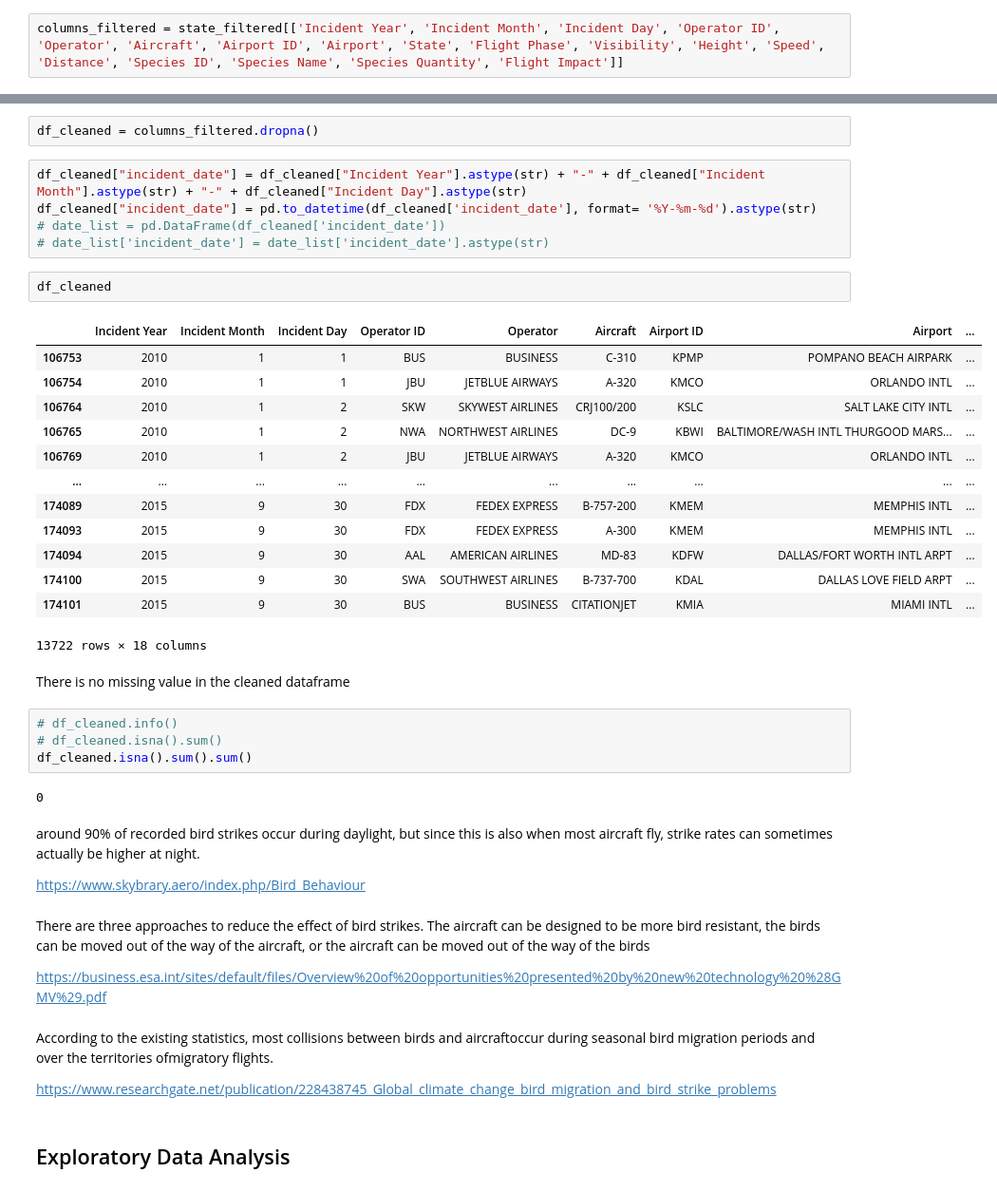
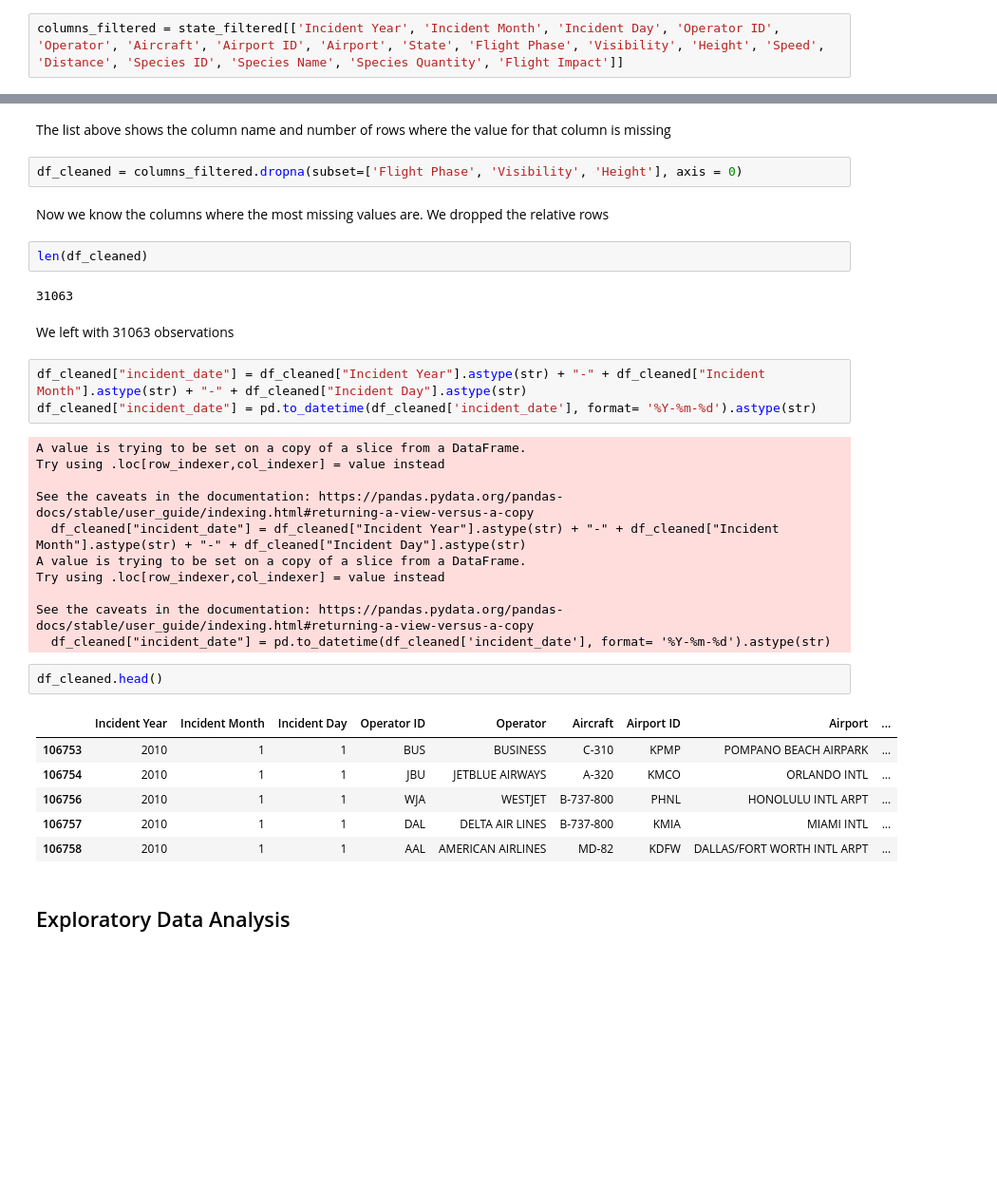
Before and after one commit to abdu95/birdstrikes-project-py, a Jupyter notebook: nb1-EDA.ipynb, the cells around one changed output, grey strips where cells are left out. Shown: that part at 95% size. Drawn from its saved outputs; the diff is of its cells as text; blank space fills up the shorter version.

```diff
--- a/nb1-EDA.ipynb
+++ b/nb1-EDA.ipynb
@@ -191,48 +175,37 @@ columns_filtered
+# %% [markdown]
+The list above shows the column name and number of rows where the value for that column is missing
 # %%
-df_cleaned = columns_filtered.dropna()
+df_cleaned = columns_filtered.dropna(subset=['Flight Phase', 'Visibility', 'Height'], axis = 0)
+# %% [markdown]
+Now we know the columns where the most missing values are. We dropped the relative rows
+# %%
+len(df_cleaned)
+# %% [output]
+31063
+# %% [markdown]
+We left with 31063 observations
 # %%
 df_cleaned["incident_date"] = df_cleaned["Incident Year"].astype(str) + "-" + df_cleaned["Incident Month"].astype(str) + "-" + df_cleaned["Incident Day"].astype(str)
 df_cleaned["incident_date"] = pd.to_datetime(df_cleaned['incident_date'], format= '%Y-%m-%d').astype(str)
-# date_list = pd.DataFrame(df_cleaned['incident_date'])
-# date_list['incident_date'] = date_list['incident_date'].astype(str)
+# %% [output]
+A value is trying to be set on a copy of a slice from a DataFrame.
+Try using .loc[row_indexer,col_indexer] = value instead
+
+See the caveats in the documentation: https://pandas.pydata.org/pandas-docs/stable/user_guide/indexing.html#returning-a-view-versus-a-copy
+  df_cleaned["incident_date"] = df_cleaned["Incident Year"].astype(str) + "-" + df_cleaned["Incident Month"].astype(str) + "-" + df_cleaned["Incident Day"].astype(str)
+A value is trying to be set on a copy of a slice from a DataFrame.
+Try using .loc[row_indexer,col_indexer] = value instead
+
+See the caveats in the documentation: https://pandas.pydata.org/pandas-docs/stable/user_guide/indexing.html#returning-a-view-versus-a-copy
+  df_cleaned["incident_date"] = pd.to_datetime(df_cleaned['incident_date'], format= '%Y-%m-%d').astype(str)
 # %%
-df_cleaned
+df_cleaned.head()
 # %% [output]
 |  | Incident Year | Incident Month | Incident Day | Operator ID | Operator | Aircraft | Airport ID | Airport | ... |
 | 106753 | 2010 | 1 | 1 | BUS | BUSINESS | C-310 | KPMP | POMPANO BEACH AIRPARK | ... |
 | 106754 | 2010 | 1 | 1 | JBU | JETBLUE AIRWAYS | A-320 | KMCO | ORLANDO INTL | ... |
-| 106764 | 2010 | 1 | 2 | SKW | SKYWEST AIRLINES | CRJ100/200 | KSLC | SALT LAKE CITY INTL | ... |
-| 106765 | 2010 | 1 | 2 | NWA | NORTHWEST AIRLINES | DC-9 | KBWI | BALTIMORE/WASH INTL THURGOOD MARS... | ... |
-| 106769 | 2010 | 1 | 2 | JBU | JETBLUE AIRWAYS | A-320 | KMCO | ORLANDO INTL | ... |
-| ... | ... | ... | ... | ... | ... | ... | ... | ... | ... |
-| 174089 | 2015 | 9 | 30 | FDX | FEDEX EXPRESS | B-757-200 | KMEM | MEMPHIS INTL | ... |
-| 174093 | 2015 | 9 | 30 | FDX | FEDEX EXPRESS | A-300 | KMEM | MEMPHIS INTL | ... |
-| 174094 | 2015 | 9 | 30 | AAL | AMERICAN AIRLINES | MD-83 | KDFW | DALLAS/FORT WORTH INTL ARPT | ... |
-| 174100 | 2015 | 9 | 30 | SWA | SOUTHWEST AIRLINES | B-737-700 | KDAL | DALLAS LOVE FIELD ARPT | ... |
-| 174101 | 2015 | 9 | 30 | BUS | BUSINESS | CITATIONJET | KMIA | MIAMI INTL | ... |
+| 106756 | 2010 | 1 | 1 | WJA | WESTJET | B-737-800 | PHNL | HONOLULU INTL ARPT | ... |
+| 106757 | 2010 | 1 | 1 | DAL | DELTA AIR LINES | B-737-800 | KMIA | MIAMI INTL | ... |
+| 106758 | 2010 | 1 | 1 | AAL | AMERICAN AIRLINES | MD-82 | KDFW | DALLAS/FORT WORTH INTL ARPT | ... |
-13722 rows × 18 columns
-# %% [markdown]
-There is no missing value in the cleaned dataframe
-# %%
-# df_cleaned.info()
-# df_cleaned.isna().sum()
-df_cleaned.isna().sum().sum()
-# %% [output]
-0
-# %% [markdown]
-around 90% of recorded bird strikes occur during daylight, but since this is also when most aircraft fly, strike rates can sometimes actually be higher at night.
-
-https://www.skybrary.aero/index.php/Bird_Behaviour
-# %% [markdown]
-There are three approaches to reduce the effect of bird strikes. The
-aircraft can be designed to be more bird resistant, the birds can be
-moved out of the way of the aircraft, or the aircraft can be moved out
-of the way of the birds
-
-https://business.esa.int/sites/default/files/Overview%20of%20opportunities%20presented%20by%20new%20technology%20%28GMV%29.pdf
-# %% [markdown]
-According to the existing statistics, most collisions between birds and aircraftoccur during seasonal bird migration periods and over the territories ofmigratory flights.
-
-https://www.researchgate.net/publication/228438745_Global_climate_change_bird_migration_and_bird_strike_problems
 # %% [markdown]
 ## Exploratory Data Analysis
```
Also changed, not shown: parts of 78 cells of this notebook.
